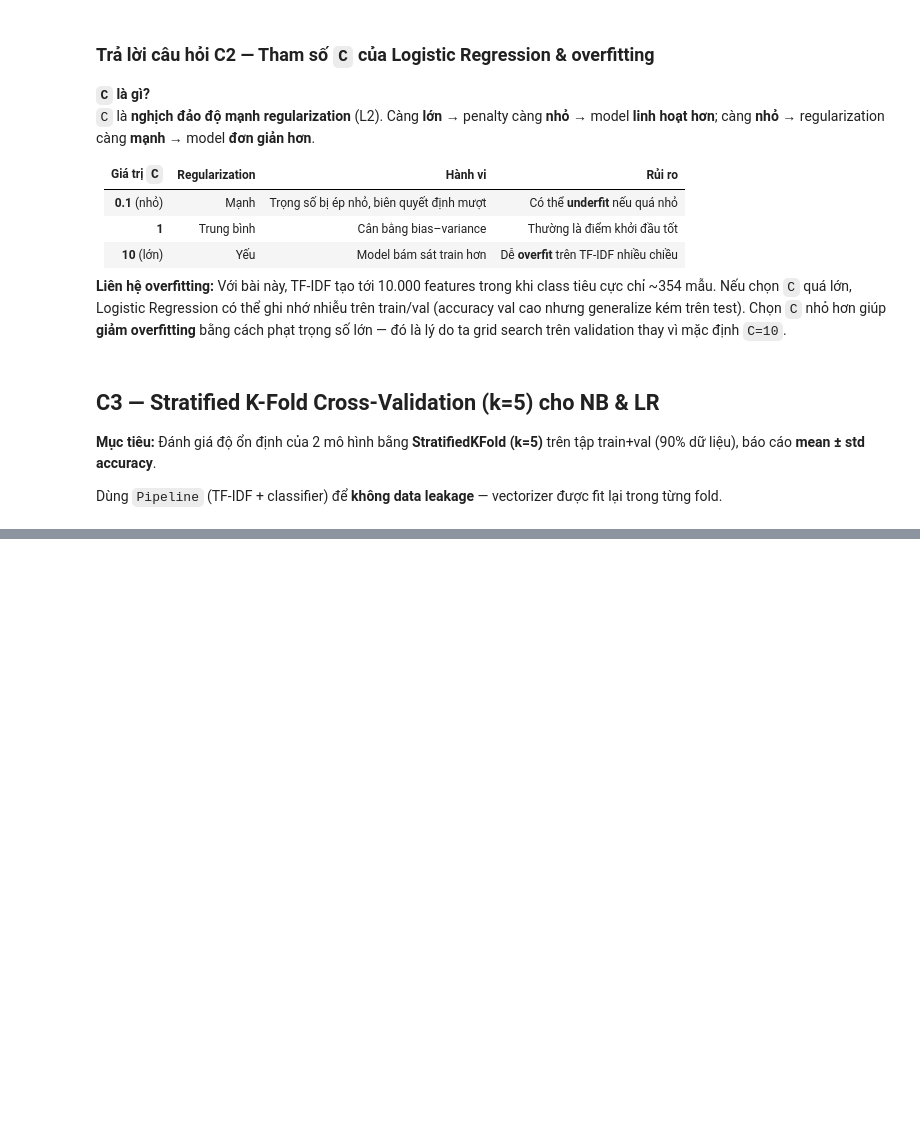
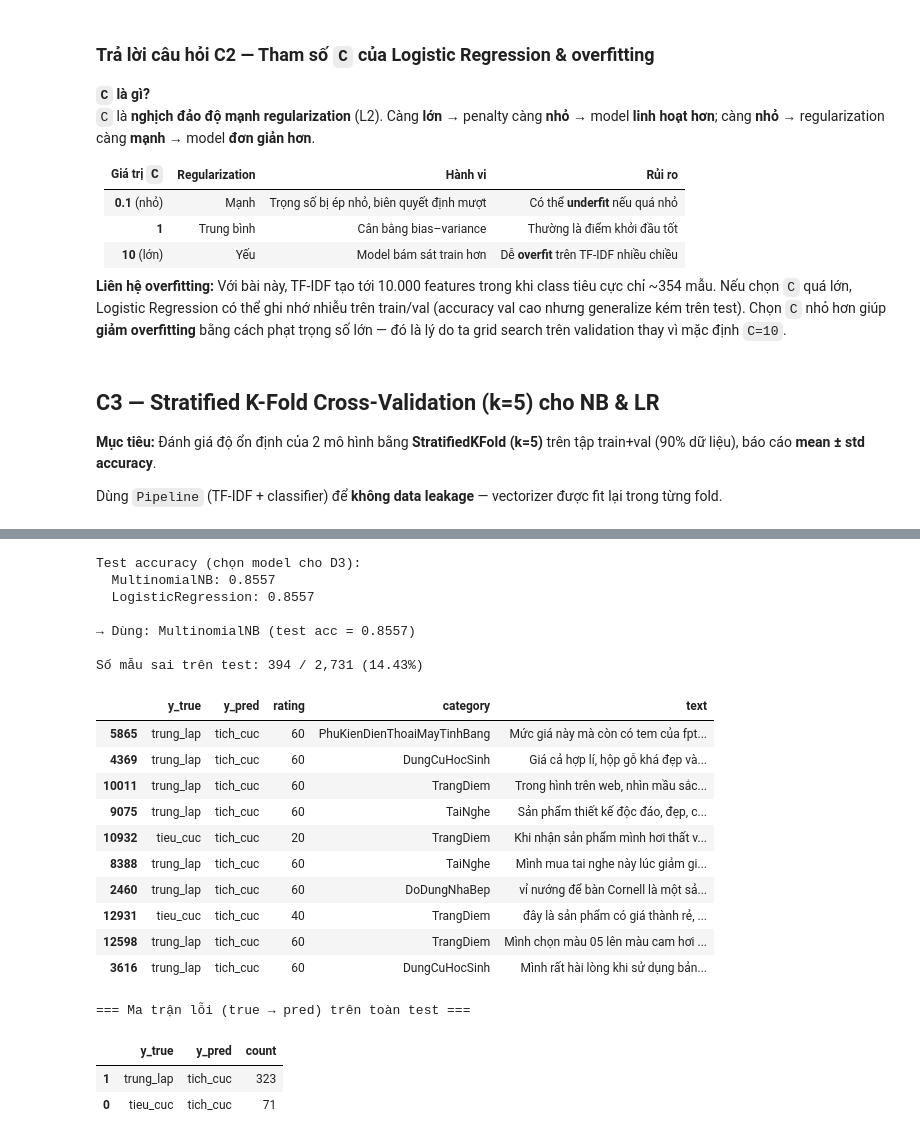
Before and after one commit to peterphenikaa/python-eda-project, a Jupyter notebook: notebook.ipynb, the cells around one changed output, grey strips where cells are left out. Saved outputs shown, nothing was run; the diff lists cells and outputs as text; code cells hidden in the pictures; blank space fills up the shorter version.

```diff
--- a/notebook.ipynb
+++ b/notebook.ipynb
@@ -662,0 +710,76 @@ display(cv_df)
+# %%
+# [Bình] D3 — Phân tích 10 mẫu misclassified trên test set
+
+from sklearn.metrics import accuracy_score, classification_report
+
+# Chọn model tốt nhất giữa NB & LR (đã fit trên train ở C2) theo test accuracy
+candidates = {
+    "MultinomialNB": best_nb,
+    "LogisticRegression": best_lr,
+}
+test_scores = {
+    name: accuracy_score(y_test, model.predict(X_test_vec))
+    for name, model in candidates.items()
+}
+print("Test accuracy (chọn model cho D3):")
+for name, acc in test_scores.items():
+    print(f"  {name}: {acc:.4f}")
+
+best_model_name = max(test_scores, key=test_scores.get)
+best_model = candidates[best_model_name]
+print(f"\n→ Dùng: {best_model_name} (test acc = {test_scores[best_model_name]:.4f})")
+
+y_pred_test = best_model.predict(X_test_vec)
+
+# Gắn nhãn thật / dự đoán vào dataframe (giữ index gốc)
+test_analysis = df.loc[y_test.index, ["text", "text_clean", "label", "rating", "category"]].copy()
+test_analysis["y_true"] = y_test.values
+test_analysis["y_pred"] = y_pred_test
+test_analysis["correct"] = test_analysis["y_true"] == test_analysis["y_pred"]
+
+n_wrong = (~test_analysis["correct"]).sum()
+print(f"\nSố mẫu sai trên test: {n_wrong:,} / {len(test_analysis):,} ({100 * n_wrong / len(test_analysis):.2f}%)")
+
+# 10 mẫu sai ngẫu nhiên (cố định seed)
+wrong_df = test_analysis[~test_analysis["correct"]]
+sample_wrong = wrong_df.sample(n=min(10, len(wrong_df)), random_state=RANDOM_STATE)
+
+cols_show = ["y_true", "y_pred", "rating", "category", "text"]
+display(sample_wrong[cols_show])
+
+# Thống kê nhanh loại lỗi
+print("\n=== Ma trận lỗi (true → pred) trên toàn test ===")
+confusion_errors = (
+    test_analysis[~test_analysis["correct"]]
+    .groupby(["y_true", "y_pred"])
+    .size()
+    .reset_index(name="count")
+    .sort_values("count", ascending=False)
+)
+display(confusion_errors.head(10))
+
+print("\n=== classification_report (test) — tham chiếu D1/D2 ===")
+print(classification_report(y_test, y_pred_test, digits=4))
+# %% [output]
+Test accuracy (chọn model cho D3):
+  MultinomialNB: 0.8557
+  LogisticRegression: 0.8557
+
+→ Dùng: MultinomialNB (test acc = 0.8557)
+
+Số mẫu sai trên test: 394 / 2,731 (14.43%)
+|  | y_true | y_pred | rating | category | text |
+| 5865 | trung_lap | tich_cuc | 60 | PhuKienDienThoaiMayTinhBang | Mức giá này mà còn có tem của fpt... |
+| 4369 | trung_lap | tich_cuc | 60 | DungCuHocSinh | Giá cả hợp lí, hộp gỗ khá đẹp và... |
+| 10011 | trung_lap | tich_cuc | 60 | TrangDiem | Trong hình trên web, nhìn mầu sắc... |
+| 9075 | trung_lap | tich_cuc | 60 | TaiNghe | Sản phẩm thiết kế độc đáo, đẹp, c... |
+| 10932 | tieu_cuc | tich_cuc | 20 | TrangDiem | Khi nhận sản phẩm mình hơi thất v... |
+| 8388 | trung_lap | tich_cuc | 60 | TaiNghe | Mình mua tai nghe này lúc giảm gi... |
+| 2460 | trung_lap | tich_cuc | 60 | DoDungNhaBep | vỉ nướng để bàn Cornell là một sả... |
+| 12931 | tieu_cuc | tich_cuc | 40 | TrangDiem | đây là sản phẩm có giá thành rẻ, ... |
+| 12598 | trung_lap | tich_cuc | 60 | TrangDiem | Mình chọn màu 05 lên màu cam hơi ... |
+| 3616 | trung_lap | tich_cuc | 60 | DungCuHocSinh | Mình rất hài lòng khi sử dụng bản... |
+=== Ma trận lỗi (true → pred) trên toàn test ===
+|  | y_true | y_pred | count |
+| 1 | trung_lap | tich_cuc | 323 |
+| 0 | tieu_cuc | tich_cuc | 71 |
```
Also changed, not shown: parts of 9 cells of this notebook.
